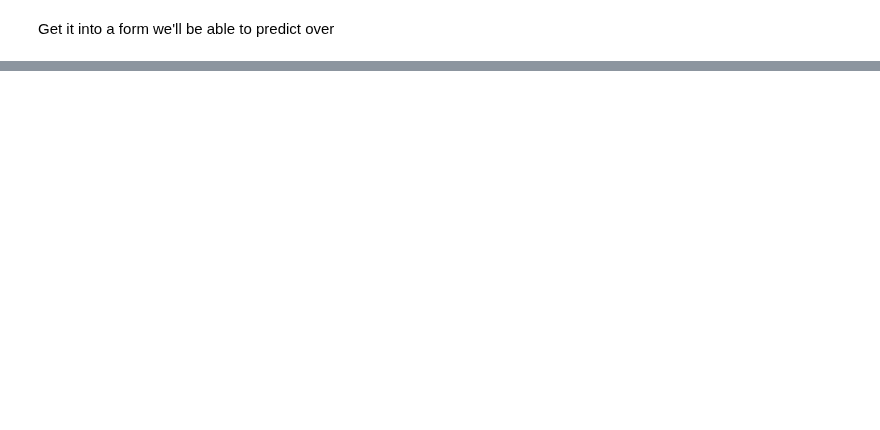
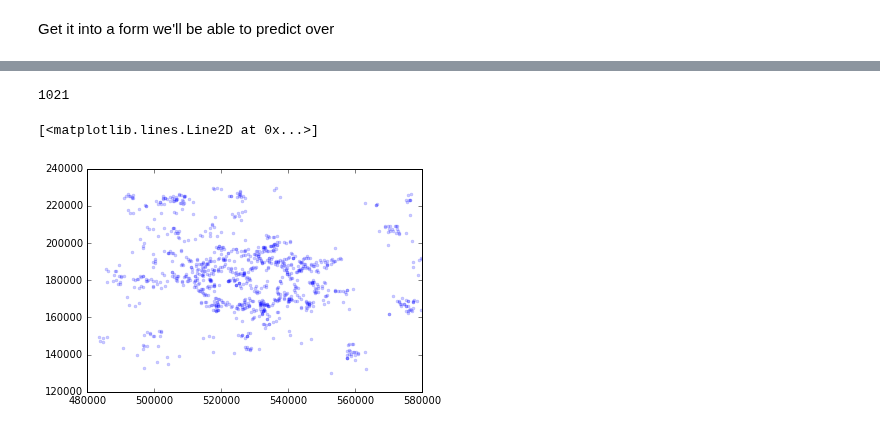
Before and after one commit to lionfish0/dp, a Jupyter notebook: Paper Results.ipynb, the cells around one changed output, grey strips where cells are left out. Drawn from its saved outputs; the diff is of its cells as text; code cells hidden in the pictures; blank space fills up the shorter version.

```diff
--- a/Paper Results.ipynb
+++ b/Paper Results.ipynb
@@ -54,20 +74,0 @@ training_inputs.shape
-# %%
-#squash data into £0k-£1M range
-ys[ys>1e6] = 1e6
-ys[ys<0] = 0
-sens = 1e6-0
-
-#rbf = GPy.kern.RBF(4,700e3,[15e3,15e3,50*31536000, 10.0],ARD=True)
-rbf = GPy.kern.RBF(training_inputs.shape[1],1000e3,[15e3,15e3],ARD=True)
-mod = GPy.models.GPRegression(training_inputs,ys[:,None],rbf)
-mod.Gaussian_noise = 2000e3
-
-dpgp = dp4gp.DPGP_cloaking(mod,sens,1.0,0.01)
-
-#p = mod.plot(fixed_inputs=fixed_inputs,legend=False)
-#xlim = p.axes.get_xlim()
-#print xlim
-#Xtest =
-#mu = dpgp.draw_prediction_samples(Xtest,20)
-#dpgp.plot(fixed_inputs=[(1,180000),(2,np.max(c['seconds'])),(3,1)])
-#plt.ylim([-2,2])
@@ -144,0 +92,12 @@ dpgp.model.plot(legend=False)
+# %%
+samp=[]
+for i in [2,3]:
+    #samp.append(abs(training_inputs[:,i]-np.mean(training_inputs[:,i]))<(np.std(training_inputs[:,i]*0.2)))
+    samp.append(abs(training_inputs[:,i]-np.mean(training_inputs[:,i]))<(0.05*rbf.lengthscale[i]))
+s = samp[0] & samp[1]
+print np.sum(s) #~1000 are within 10% of a lengthscale
+plt.plot(training_inputs[s,0],training_inputs[s,1],'.',alpha=0.2)
+# %% [output]
+1021
+[<matplotlib.lines.Line2D at 0x...>]
+[figure, added]
```
Also changed, not shown: parts of 18 cells of this notebook, 4 other files.
